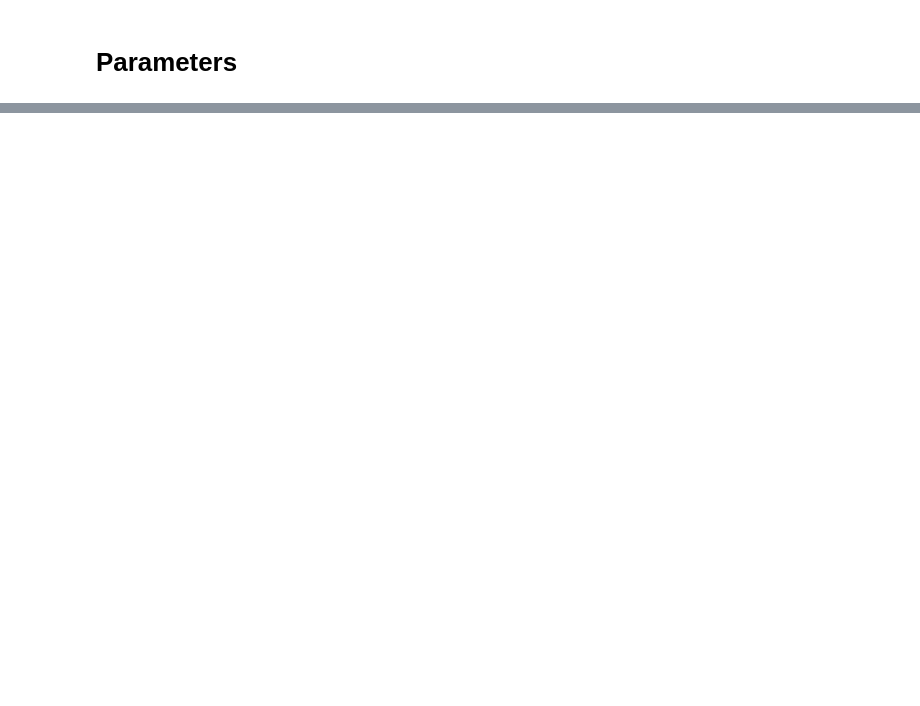
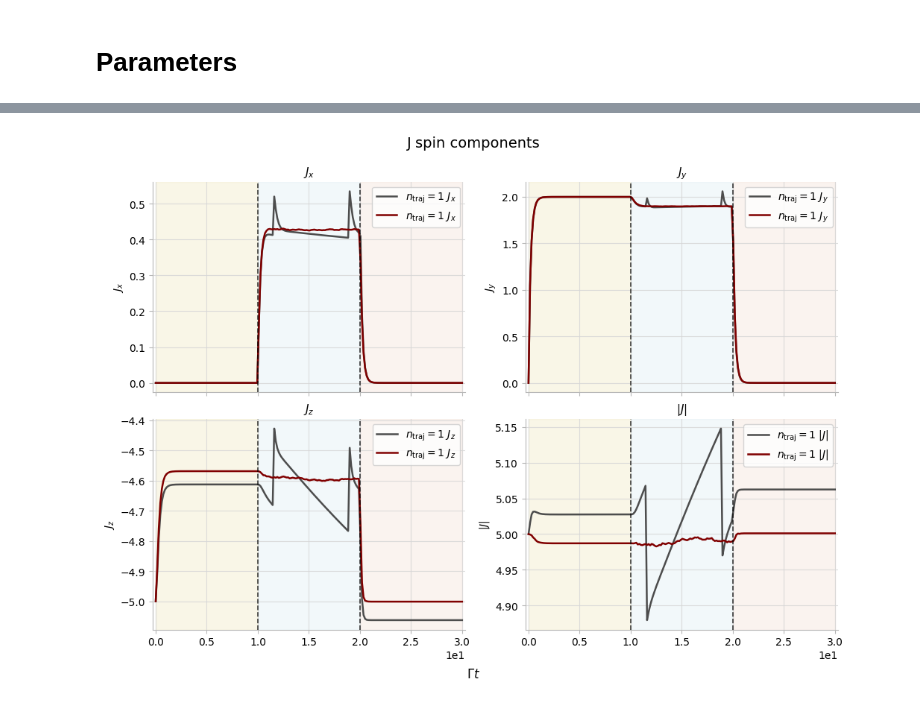
Before and after one commit to AsharKamal98/cavity-OAT, a Jupyter notebook: main_new.ipynb, the cells around one changed output, grey strips where cells are left out. Cells and saved outputs as stored; diff of their text form; code cells hidden in the pictures; blank space fills up the shorter version.

```diff
--- a/main_new.ipynb
+++ b/main_new.ipynb
@@ -146,0 +515,17 @@ fig, axes = plot_j_angles(
+# %%
+fig, axes = plot_j_spin_components(
+    h_moments2.J,
+    phases=phases,
+    label=r"$n_{\mathrm{traj}} = 1$",
+    # output_path = output_dir / "J_spin_components.png",
+    )
+fig, axes = plot_j_spin_components(
+    h_moments1.J,
+    phases=phases,
+    label=r"$n_{\mathrm{traj}} = 1$",
+    axes=axes,
+    colour_index=1,
+    # output_path = output_dir / "J_spin_components.png",
+    )
+# %% [output]
+[figure, added]
```
Also changed, not shown: parts of 10 cells of this notebook, 16 other files.
